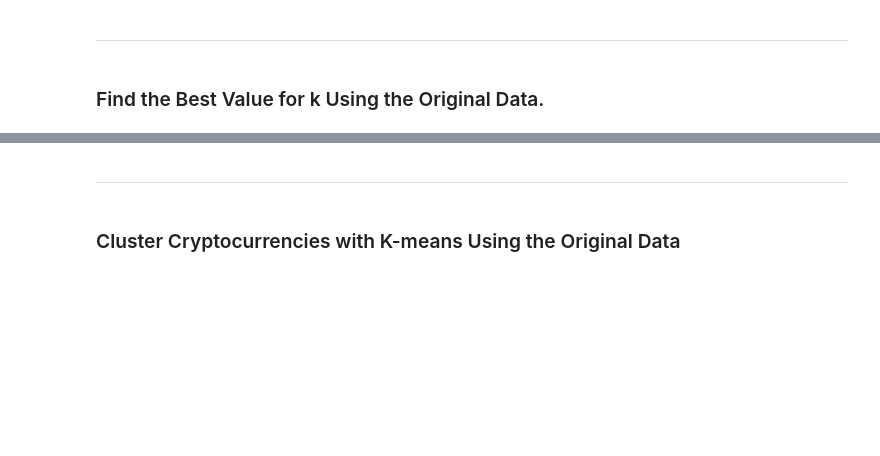
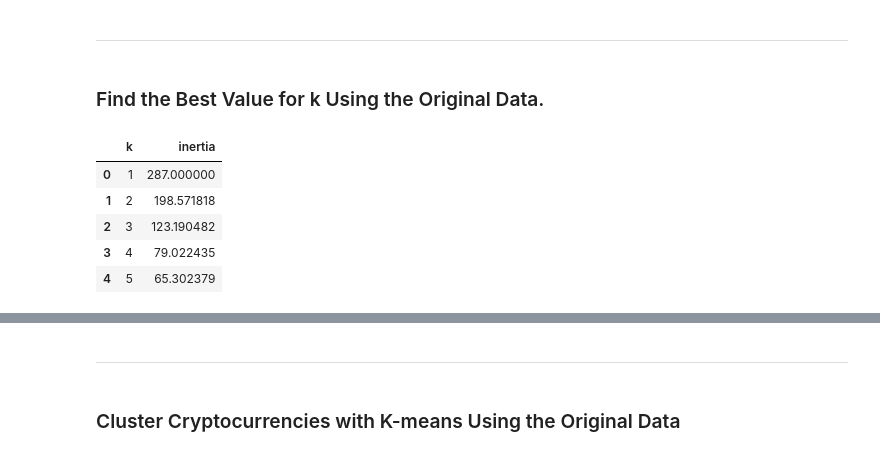
Before and after one commit to a-dhil/CryptoClustering, a Jupyter notebook: Crypto_Clustering/Crypto_Clustering.ipynb, the cells around one changed output, grey strips where cells are left out. Saved outputs shown, nothing was run; the diff lists cells and outputs as text; code cells hidden in the pictures; blank space fills up the shorter version.

Commit message:
cluster with original data

```diff
--- a/Crypto_Clustering/Crypto_Clustering.ipynb
+++ b/Crypto_Clustering/Crypto_Clustering.ipynb
@@ -66,13 +66,13 @@ df_market_data.hvplot.line(
 ### Prepare the Data
 # %%
 # Use the `StandardScaler()` module from scikit-learn to normalize the data from the CSV file
-crypto_data_scaled = StandardScaler().fit_transform(df_market_data[['price_change_percentage_24h', 'price_change_percentage_7d',
+market_data_scaled = StandardScaler().fit_transform(df_market_data[['price_change_percentage_24h', 'price_change_percentage_7d',
        'price_change_percentage_14d', 'price_change_percentage_30d',
        'price_change_percentage_60d', 'price_change_percentage_200d',
        'price_change_percentage_1y']])
 
 # Diplay the first five rows of the scaled data
-crypto_data_scaled[0:5]
+market_data_scaled[0:5]
 # %% [output]
 array([[ 0.50852937,  0.49319307,  0.77220043,  0.23545963, -0.0674951 ,
         -0.35595348, -0.25163688],
@@ -86,8 +86,8 @@ array([[ 0.50852937,  0.49319307,  0.77220043,  0.23545963, -0.0674951 ,
         -0.49984776, -0.27031695]])
 # %%
 # Create a DataFrame with the scaled data
-df_cryto_scaled=pd.DataFrame(
-    crypto_data_scaled,
+df_market_data_scaled=pd.DataFrame(
+    market_data_scaled,
     columns=['price_change_percentage_24h', 'price_change_percentage_7d',
        'price_change_percentage_14d', 'price_change_percentage_30d',
        'price_change_percentage_60d', 'price_change_percentage_200d',
@@ -95,12 +95,12 @@ df_cryto_scaled=pd.DataFrame(
 )
 
 # Copy the crypto names from the original data
-df_cryto_scaled["coin_id"]=df_market_data.index
+df_market_data_scaled["coin_id"]=df_market_data.index
 # Set the coinid column as index
-df_crypto_scaled=df_cryto_scaled.set_index("coin_id", inplace=True)
+df_market_data_scaled=df_market_data_scaled.set_index("coin_id")
 
 # Display sample data
-df_cryto_scaled.head()
+df_market_data_scaled.head()
 # %% [output]
 |  | price_change_percentage_24h | price_change_percentage_7d | price_change_percentage_14d | price_change_percentage_30d | ... |
 | coin_id |  |  |  |  | ... |
@@ -115,20 +115,36 @@ df_cryto_scaled.head()
 ### Find the Best Value for k Using the Original Data.
 # %%
 # Create a list with the number of k-values from 1 to 11
+k=list(range(1,11))
 # %%
 # Create an empty list to store the inertia values
-
+inertia=[]
 
 # Create a for loop to compute the inertia with each possible value of k
+for i in k:
 # Inside the loop:
 # 1. Create a KMeans model using the loop counter for the n_clusters
+    k_model=KMeans(n_clusters=i, random_state=0)
 # 2. Fit the model to the data using `df_market_data_scaled`
+    k_model.fit(df_market_data_scaled)
 # 3. Append the model.inertia_ to the inertia list
+    inertia.append(k_model.inertia_)
 # %%
 # Create a dictionary with the data to plot the Elbow curve
-
+elbow_data={"k":k, "inertia":inertia}
 
 # Create a DataFrame with the data to plot the Elbow curve
+df_elbow=pd.DataFrame(elbow_data)
+
+#Review Dataframe
+df_elbow.head()
+# %% [output]
+|  | k | inertia |
+| 0 | 1 | 287.000000 |
+| 1 | 2 | 198.571818 |
+| 2 | 3 | 123.190482 |
+| 3 | 4 | 79.022435 |
+| 4 | 5 | 65.302379 |
 # %%
 # Plot a line chart with all the inertia values computed with
 # the different values of k to visually identify the optimal value for k.
```
Also changed, not shown: parts of 8 cells of this notebook.
